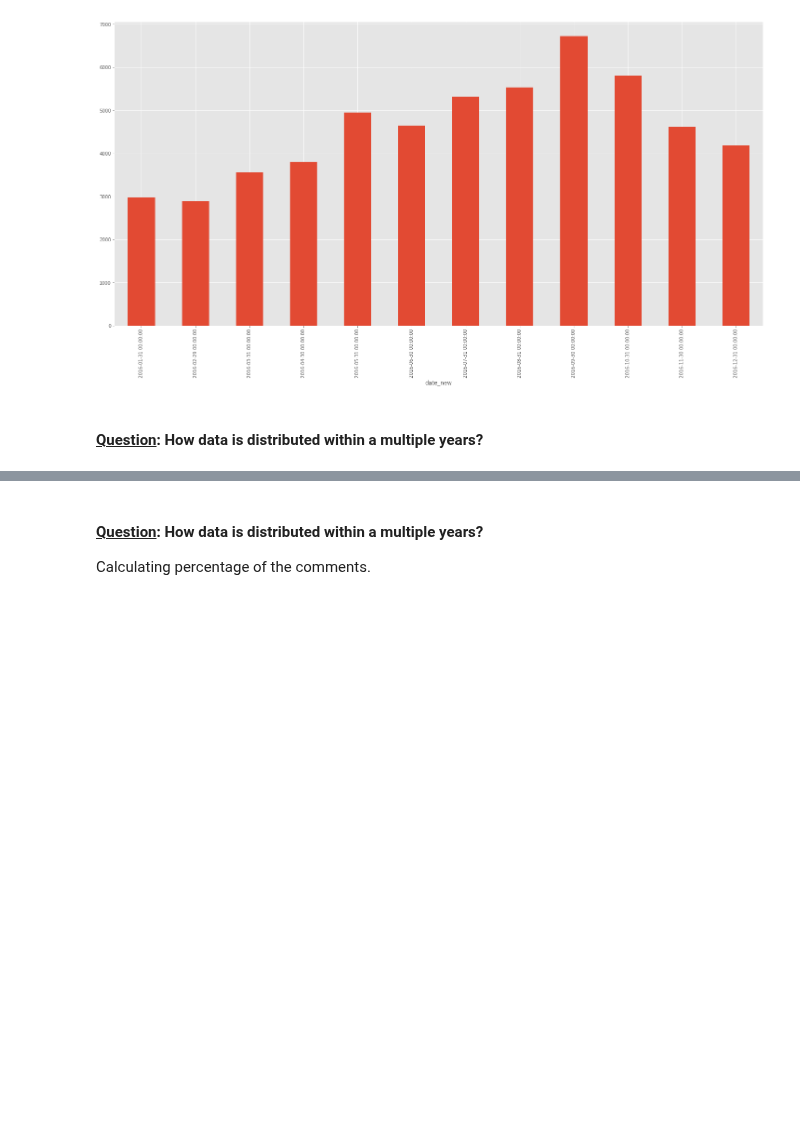
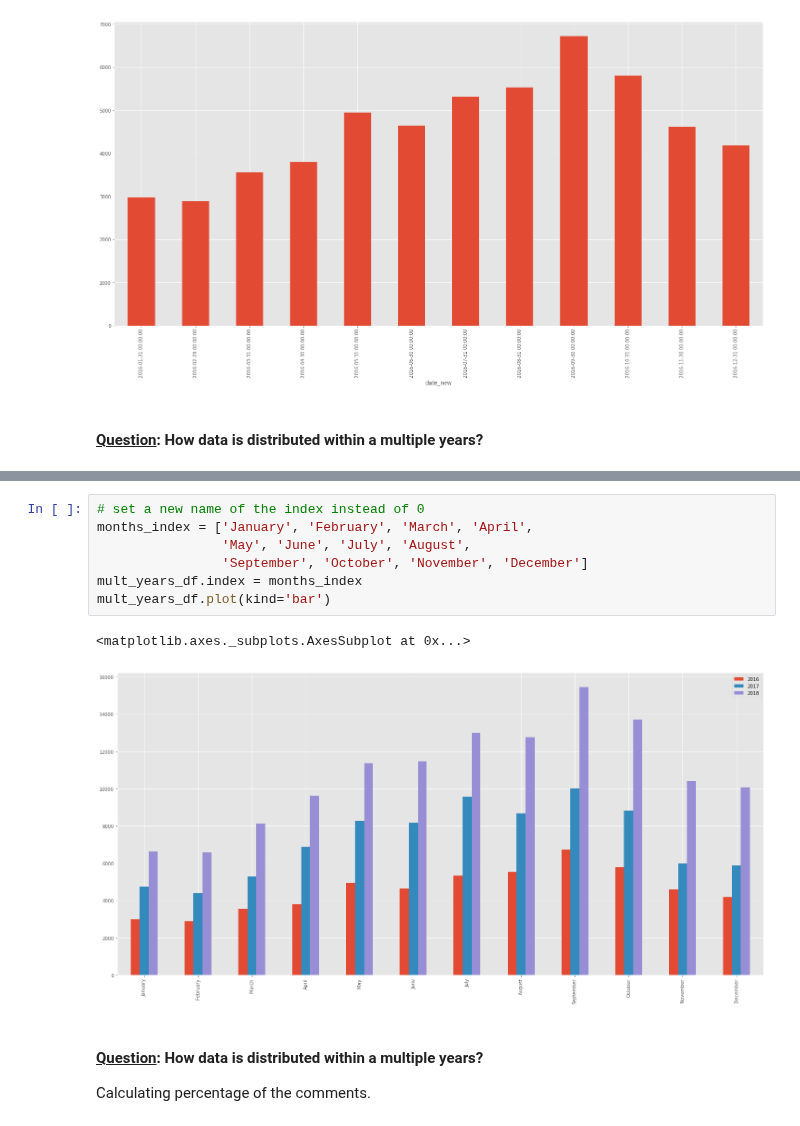
Before and after one commit to vdmitriyev/uol-data-analytics, a Jupyter notebook: python-csv-airbnb/python-csv-airbnb-analysis.ipynb, the cells around one changed output, grey strips where cells are left out. Cells and saved outputs as stored; diff of their text form; blank space fills up the shorter version.

```diff
--- a/python-csv-airbnb/python-csv-airbnb-analysis.ipynb
+++ b/python-csv-airbnb/python-csv-airbnb-analysis.ipynb
@@ -500,4 +506,14 @@ mult_years_df.plot(kind='bar')
 [figure]
+# %%
+# set a new name of the index instead of 0
+months_index = ['January', 'February', 'March', 'April',
+                'May', 'June', 'July', 'August',
+                'September', 'October', 'November', 'December']
+mult_years_df.index = months_index
+mult_years_df.plot(kind='bar')
+# %% [output]
+<matplotlib.axes._subplots.AxesSubplot at 0x...>
+[figure, added]
 # %% [markdown]
 #### <u>Question</u>: How data is distributed within a multiple years?
 
```
Also changed, not shown: parts of 2 cells of this notebook, 3 other files.
